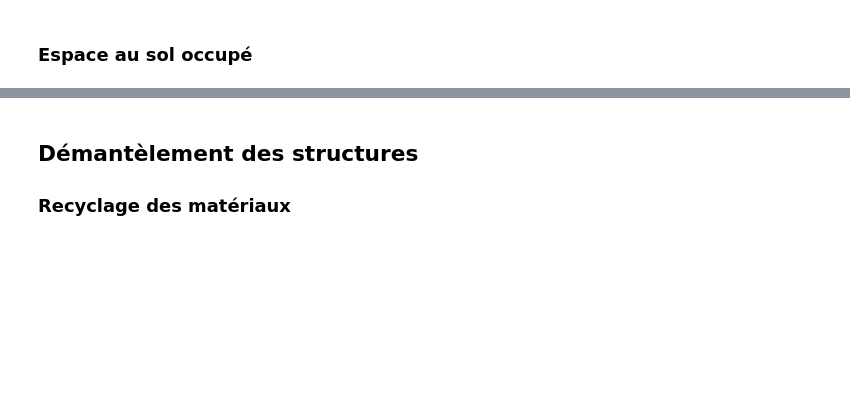
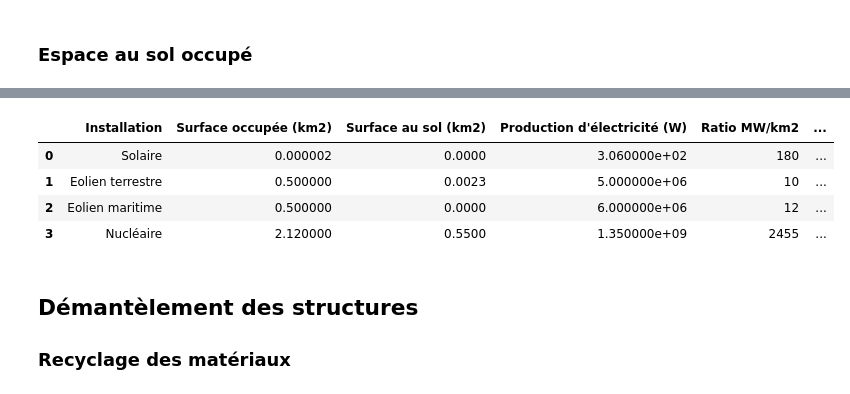
Before and after one commit to quentinhaenn/projet-co2, a Jupyter notebook: Code/projet-co2.ipynb, the cells around one changed output, grey strips where cells are left out. Cells and saved outputs as stored; diff of their text form; code cells hidden in the pictures; blank space fills up the shorter version.

Commit message:
Edition des impacts au sol des différentes structure. Etablissement de la base préliminaire au calcul de l'indicateur d'impact au sol.

```diff
--- a/Code/projet-co2.ipynb
+++ b/Code/projet-co2.ipynb
@@ -547,3 +591,26 @@ __Cependant__ il est important de rappeler que les analyses des différentes én
+# %%
+list_instal= ["Solaire", "Eolien terrestre", "Eolien maritime", "Nucléaire"]
+list_surface = [1.7E-6,0.5,0.5,2.12]
+list_utile = [0.0,0.0023,0.0,0.55]
+list_prod = [306,5E6,6E6,1350E6]
+list_ratio = [180, 10,12,2455]
+list_index = [1.2,1.5,1,2]
+
+data_impact = pd.DataFrame({
+    "Installation" : list_instal,
+    "Surface occupée (km2)" : list_surface,
+    "Surface au sol (km2)" : list_utile,
+    "Production d'électricité (W)": list_prod,
+    "Ratio MW/km2": list_ratio,
+    "Index d'impact au sol":list_index
+})
+data_impact
+# %% [output]
+|  | Installation | Surface occupée (km2) | Surface au sol (km2) | Production d'électricité (W) | Ratio MW/km2 | ... |
+| 0 | Solaire | 0.000002 | 0.0000 | 3.060000e+02 | 180 | ... |
+| 1 | Eolien terrestre | 0.500000 | 0.0023 | 5.000000e+06 | 10 | ... |
+| 2 | Eolien maritime | 0.500000 | 0.0000 | 6.000000e+06 | 12 | ... |
+| 3 | Nucléaire | 2.120000 | 0.5500 | 1.350000e+09 | 2455 | ... |
 # %% [markdown]
 ## Démantèlement des structures
 
```
Also changed, not shown: parts of 3 cells of this notebook.
